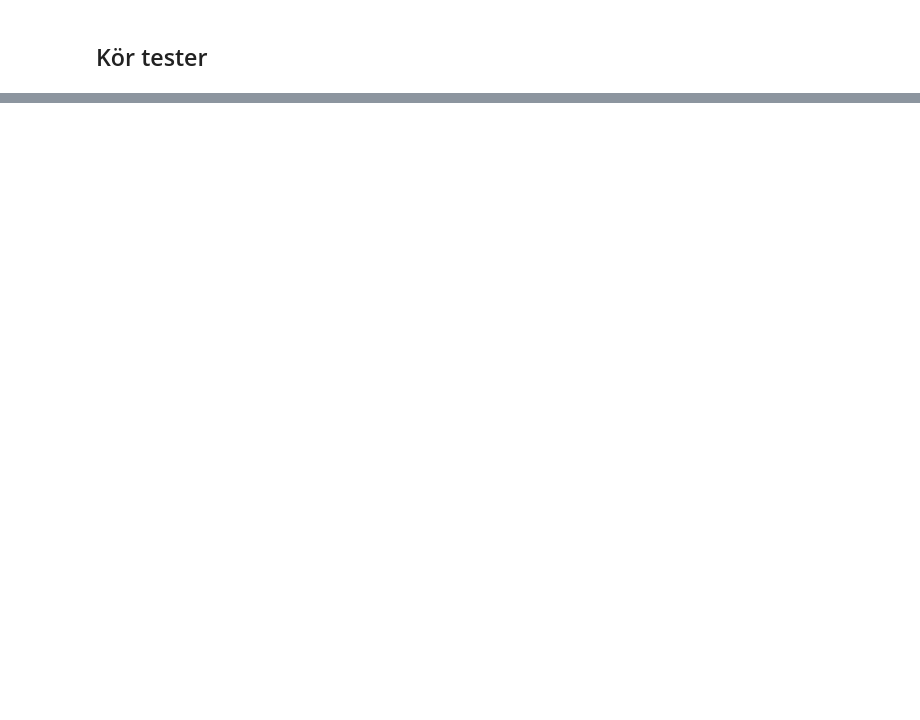
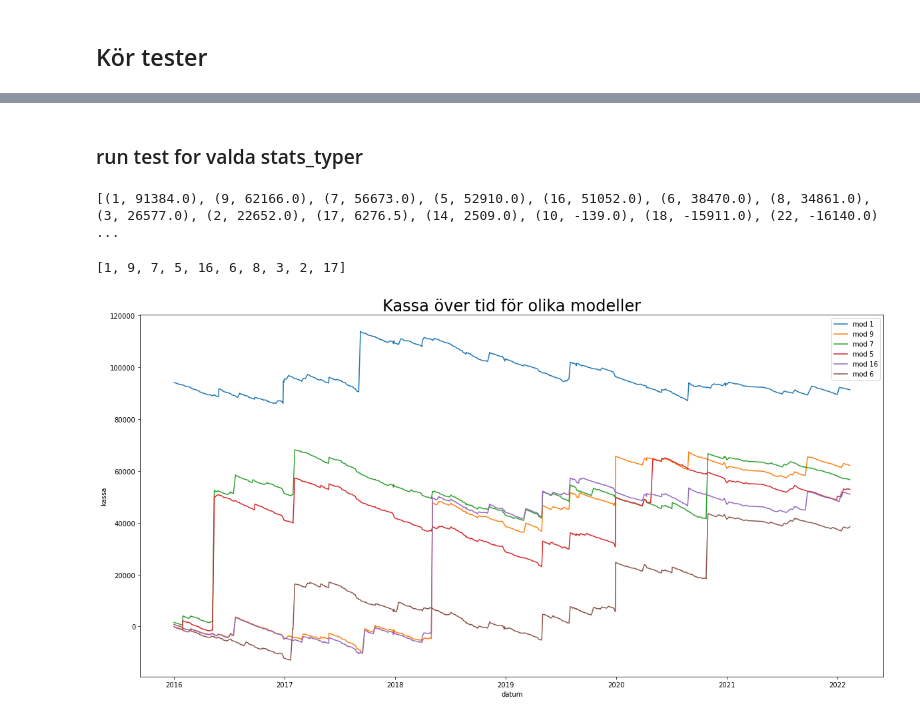
Before and after one commit to carokanns/Trav, a Jupyter notebook: spel/v75_tester/kolla_nya_fearures.ipynb, the cells around one changed output, grey strips where cells are left out. Saved outputs shown, nothing was run; the diff lists cells and outputs as text; code cells hidden in the pictures; blank space fills up the shorter version.

Commit message:
Har testat fram de bästa konfig. för catb

```diff
--- a/spel/v75_tester/kolla_nya_fearures.ipynb
+++ b/spel/v75_tester/kolla_nya_fearures.ipynb
@@ -670,0 +680,2 @@ spel_stats.info()
+# %% [markdown]
+### run test for valda stats_typer
@@ -671 +690,17 @@ spel_stats.info()
+# %%
+bästa_kassa(spel_stats)
+# %% [output]
+[(1, 91384.0), (9, 62166.0), (7, 56673.0), (5, 52910.0), (16, 51052.0), (6, 38470.0), (8, 34861.0), (3, 26577.0), (2, 22652.0), (17, 6276.5), (14, 2509.0), (10, -139.0), (18, -15911.0), (22, -16140.0) ...
+# %%
+# spel_stats['vinst'] = spel_stats.utdelning-spel_stats.insats
+spel_sort = spel_stats.groupby('typ')[['sjuor', 'sexor', 'femmor', 'insats', 'vinst']].sum().sort_values(by='vinst', ascending=False)
+valda = spel_sort.loc[spel_sort.vinst > 0].iloc[:10].index.tolist()
+valda
+# %% [output]
+[1, 9, 7, 5, 16, 6, 8, 3, 2, 17]
+# %%
+# valda_int = [int(x) for x in valda]
+plot_spel_stats_over_time(spel_stats, valda[:6])
+# %% [output]
+[figure, added]
 # %%
```
Also changed, not shown: parts of 49 cells of this notebook, 53 other files.
